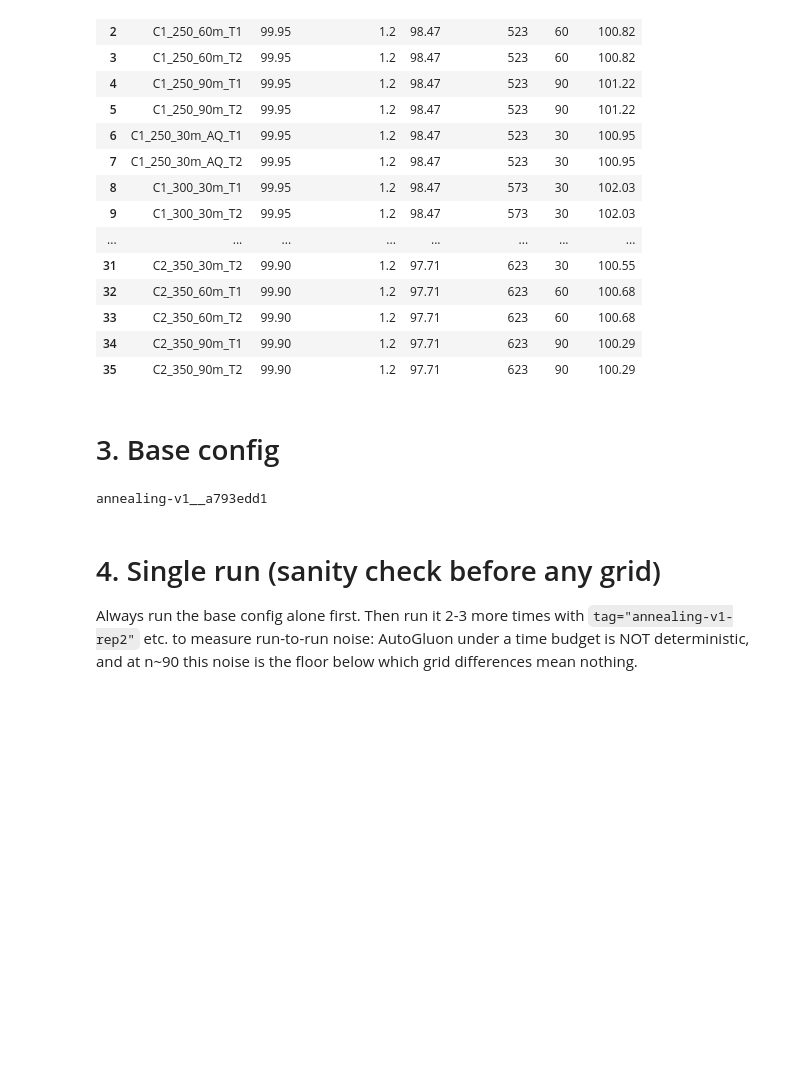
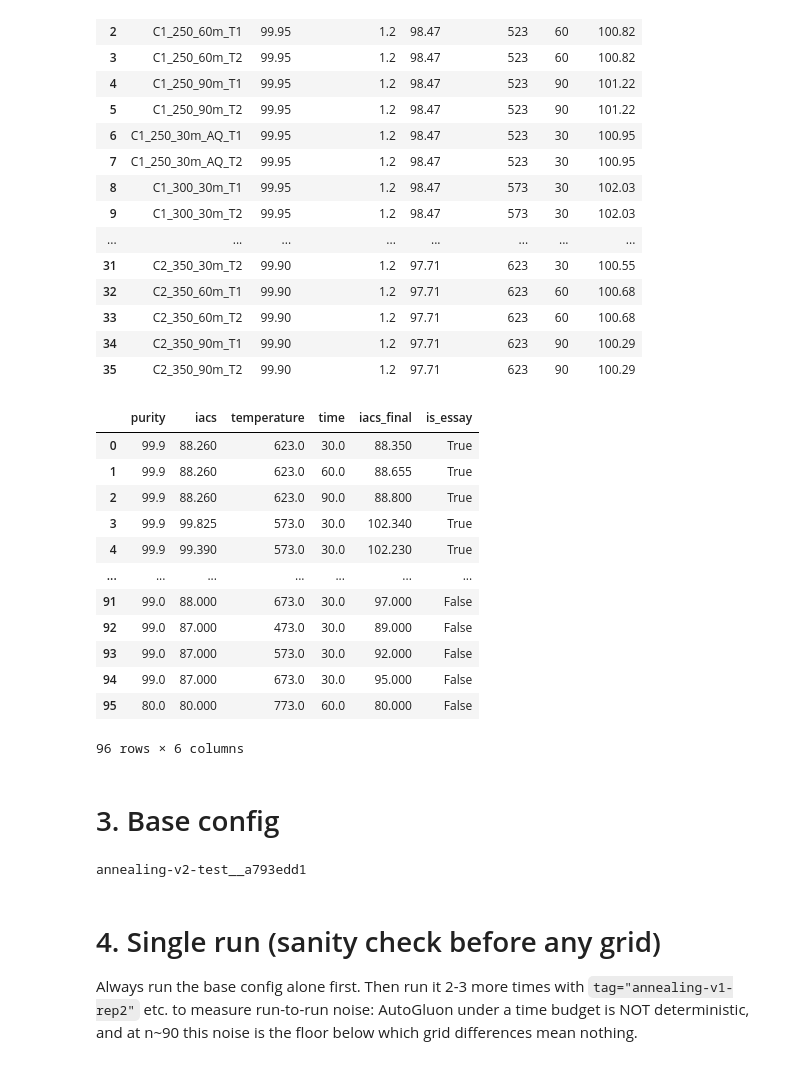
Before and after one commit to FelipeMFO-RM/uncertainty-aware-predictors, a Jupyter notebook: notebooks/experiments/run_experiments_iacs.ipynb, the cells around one changed output. Drawn from its saved outputs; the diff is of its cells as text; code cells hidden in the pictures; blank space fills up the shorter version.

```diff
--- a/notebooks/experiments/run_experiments_iacs.ipynb
+++ b/notebooks/experiments/run_experiments_iacs.ipynb
@@ -139,20 +138,38 @@ df_val
 | 33 | C2_350_60m_T2 | 99.90 | 1.2 | 97.71 | 623 | 60 | 100.68 |
 | 34 | C2_350_90m_T1 | 99.90 | 1.2 | 97.71 | 623 | 90 | 100.29 |
 | 35 | C2_350_90m_T2 | 99.90 | 1.2 | 97.71 | 623 | 90 | 100.29 |
+# %%
+df
+# %% [output]
+|  | purity | iacs | temperature | time | iacs_final | is_essay |
+| 0 | 99.9 | 88.260 | 623.0 | 30.0 | 88.350 | True |
+| 1 | 99.9 | 88.260 | 623.0 | 60.0 | 88.655 | True |
+| 2 | 99.9 | 88.260 | 623.0 | 90.0 | 88.800 | True |
+| 3 | 99.9 | 99.825 | 573.0 | 30.0 | 102.340 | True |
+| 4 | 99.9 | 99.390 | 573.0 | 30.0 | 102.230 | True |
+| ... | ... | ... | ... | ... | ... | ... |
+| 91 | 99.0 | 88.000 | 673.0 | 30.0 | 97.000 | False |
+| 92 | 99.0 | 87.000 | 473.0 | 30.0 | 89.000 | False |
+| 93 | 99.0 | 87.000 | 573.0 | 30.0 | 92.000 | False |
+| 94 | 99.0 | 87.000 | 673.0 | 30.0 | 95.000 | False |
+| 95 | 80.0 | 80.000 | 773.0 | 60.0 | 80.000 | False |
+96 rows × 6 columns
 # %% [markdown]
 # 3. Base config
 # %%
 base = ExperimentConfig(
     process="annealing_iacs",
-    tag="annealing-v1",
+    tag="annealing-v2-test",
     target=TARGET,
     features=tuple(ALL_FEATURES),
+    #     presets_a = "medium_quality"
+    #     presets_b = "medium_quality"
     # everything else uses the defaults; override here if needed, e.g.:
     # time_limit_a=120, weight_on_essay_rows=1.0, use_shared_folds=False,
 )
 print(base.run_id)
 # %% [output]
-annealing-v1__a793edd1
+annealing-v2-test__a793edd1
 # %% [markdown]
 # 4. Single run (sanity check before any grid)
 
```
Also changed, not shown: parts of 12 cells of this notebook, 2 other files.
